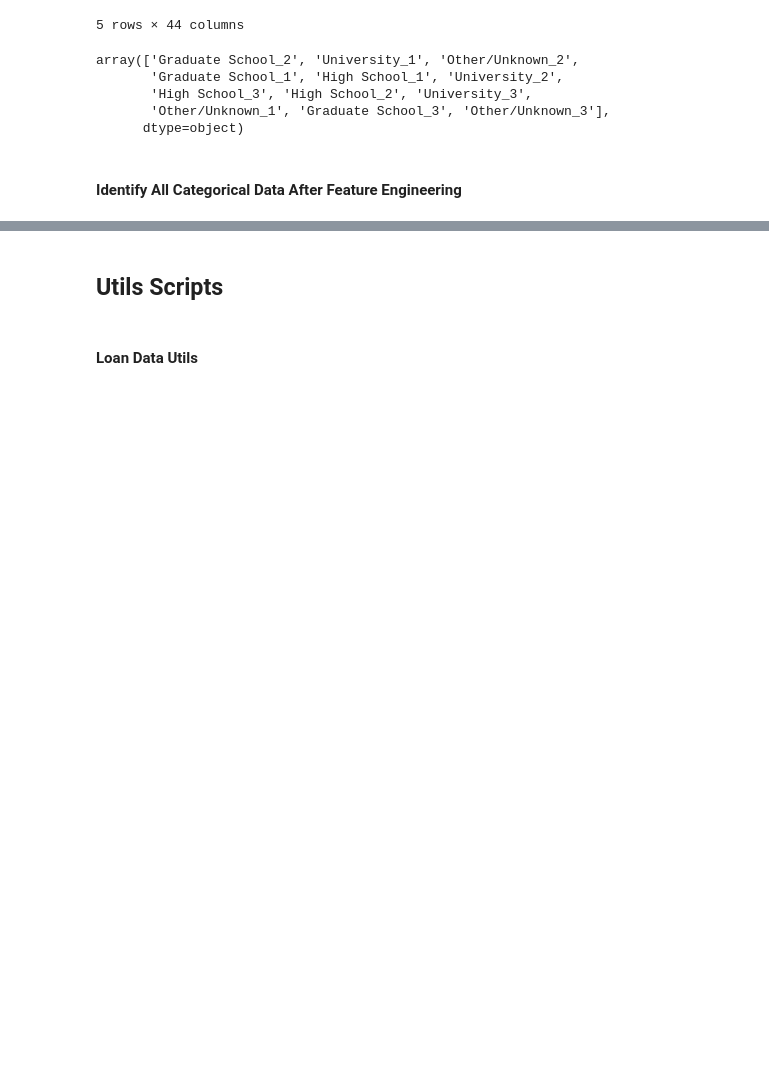
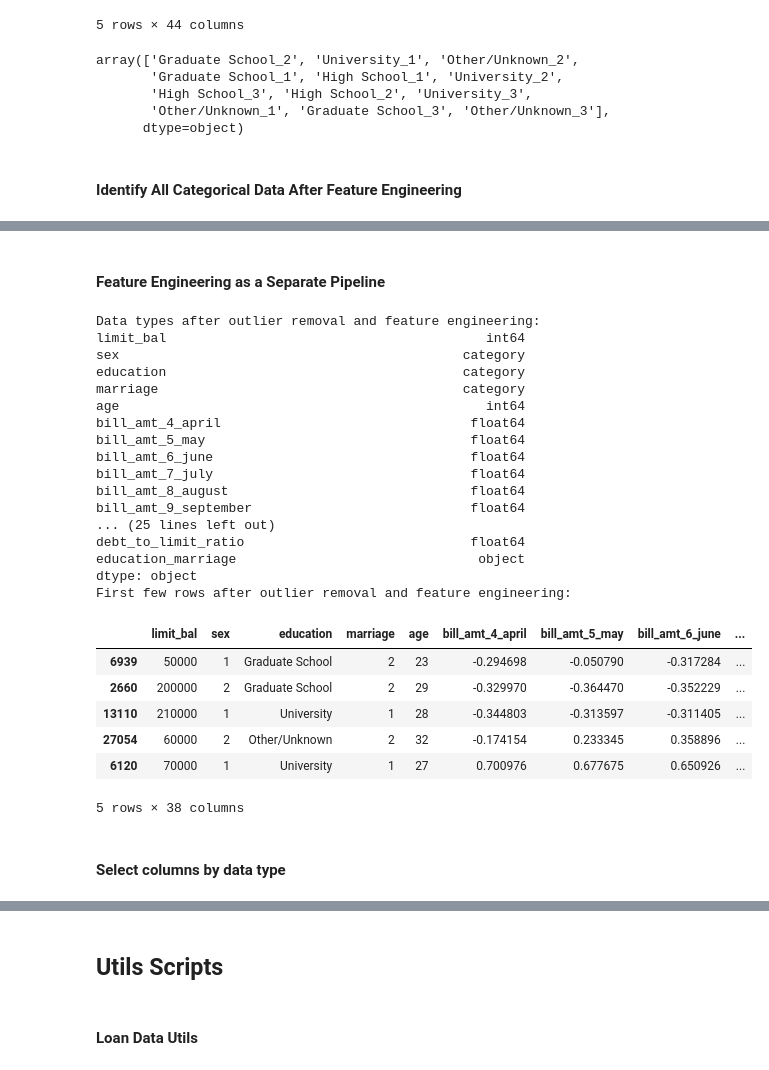
Before and after one commit to micah-shull/ML_Classification_Loan_Defaults, a Jupyter notebook: loan_defaults_012_preprocessor_debug.ipynb, the cells around one changed output, grey strips where cells are left out. Cells and saved outputs as stored; diff of their text form; code cells hidden in the pictures; blank space fills up the shorter version.

```diff
--- a/loan_defaults_012_preprocessor_debug.ipynb
+++ b/loan_defaults_012_preprocessor_debug.ipynb
@@ -1466,0 +1702,52 @@ Categories (12, object): ['No consumption' < 'Paid in full' < 'Revolving credit'
+# %% [markdown]
+#### Feature Engineering as a Separate Pipeline
+# %%
+# Step 1: Create a pipeline for outlier removal and feature engineering (no preprocessing for now)
+pipeline_outlier_feature_engineering = IMBPipeline(steps=[
+    ('outlier_removal', WinsorRobustOutlierRemovalTransformer(columns=pay_columns)),  # Outlier removal step
+    ('feature_engineering', feature_engineering_pipeline)  # Feature engineering step
+])
+
+# Step 2: Fit the pipeline with X_train
+pipeline_outlier_feature_engineering.fit(X_train, y_train)
+
+# Step 3: Transform the data after outlier removal and feature engineering
+X_train_after_feature_engineering = pipeline_outlier_feature_engineering.transform(X_train)
+
+# Step 4: Convert the transformed data to a DataFrame for inspection
+X_train_feature_engineering_df = pd.DataFrame(X_train_after_feature_engineering)
+
+# Step 6: Check data types to identify categorical, boolean, and numeric columns
+print("Data types after outlier removal and feature engineering:")
+print(X_train_feature_engineering_df.dtypes)
+
+# Step 5: Inspect the first few rows of the engineered features
+print("First few rows after outlier removal and feature engineering:")
+X_train_feature_engineering_df.head()
+# %% [output]
+Data types after outlier removal and feature engineering:
+limit_bal                                         int64
+sex                                            category
+education                                      category
+marriage                                       category
+age                                               int64
+bill_amt_4_april                                float64
+bill_amt_5_may                                  float64
+bill_amt_6_june                                 float64
+bill_amt_7_july                                 float64
+bill_amt_8_august                               float64
+bill_amt_9_september                            float64
+... (25 lines left out)
+debt_to_limit_ratio                             float64
+education_marriage                               object
+dtype: object
+First few rows after outlier removal and feature engineering:
+|  | limit_bal | sex | education | marriage | age | bill_amt_4_april | bill_amt_5_may | bill_amt_6_june | ... |
+| 6939 | 50000 | 1 | Graduate School | 2 | 23 | -0.294698 | -0.050790 | -0.317284 | ... |
+| 2660 | 200000 | 2 | Graduate School | 2 | 29 | -0.329970 | -0.364470 | -0.352229 | ... |
+| 13110 | 210000 | 1 | University | 1 | 28 | -0.344803 | -0.313597 | -0.311405 | ... |
+| 27054 | 60000 | 2 | Other/Unknown | 2 | 32 | -0.174154 | 0.233345 | 0.358896 | ... |
+| 6120 | 70000 | 1 | University | 1 | 27 | 0.700976 | 0.677675 | 0.650926 | ... |
+5 rows × 38 columns
+# %% [markdown]
+#### Select columns by data type
```
Also changed, not shown: parts of 11 cells of this notebook.
